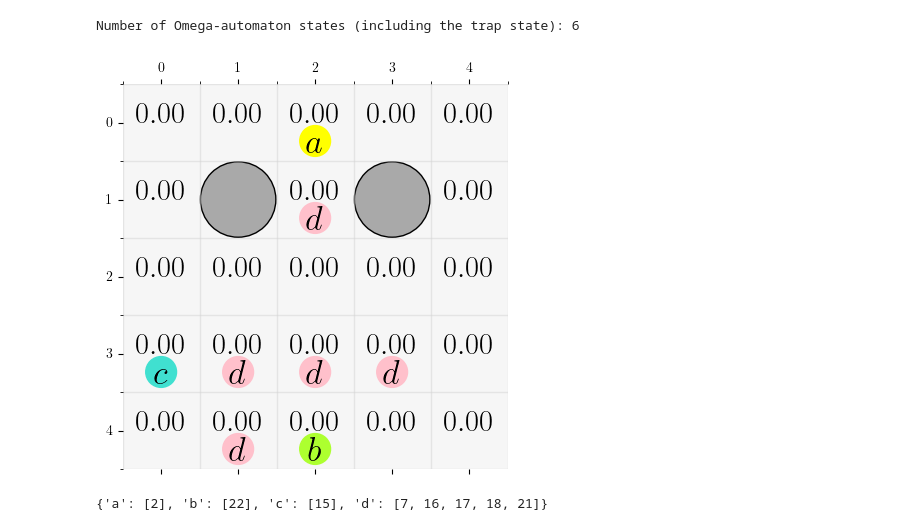
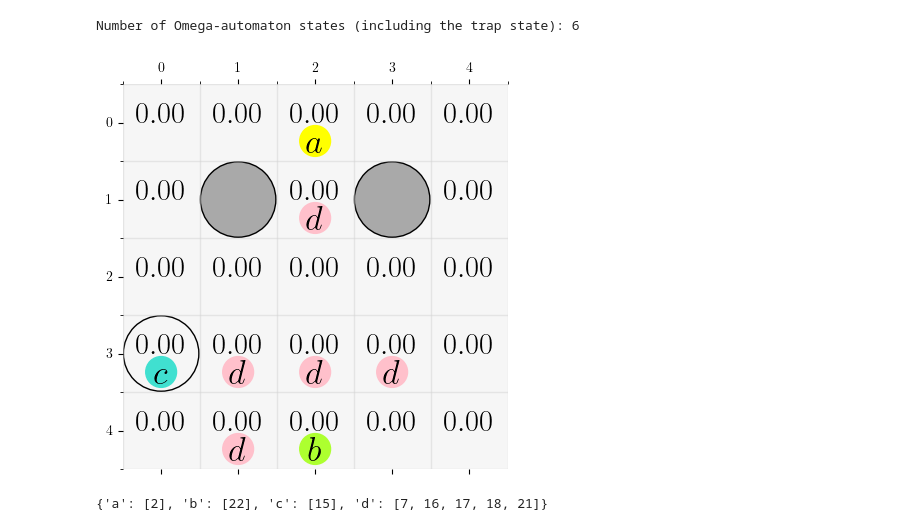
Before and after one commit to CL2-UWaterloo/RL-LTL, a Jupyter notebook: ComputeCanada_scrips/sequential_delivery.ipynb, the cells around one changed output. Saved outputs shown, nothing was run; the diff lists cells and outputs as text; code cells hidden in the pictures.

```diff
--- a/ComputeCanada_scrips/sequential_delivery.ipynb
+++ b/ComputeCanada_scrips/sequential_delivery.ipynb
@@ -11,17 +12,6 @@ import os
 from matplotlib import pyplot as plt
 import time
 # %%
-### from the Nursary case ###
-# LTL Specification
-# ltl = ('G ('
-#     '(!d) & '
-#     '((b & (!(X b)))->(X ((!b) U (a|c)))) & '
-#     '(((!b) & (X b) & (!(X X b)))->((!a) U c)) & '
-#     '(a->(X ((!a) U b))) & '
-#     '(c->((!a) U b)) & '
-#     '((b & (X b))->(F a))'
-# ')')
-
 ltl = ("(G !d) & ((!c) U b) & ((!b) U a) & (F G c)")
 
 # Translate the LTL formula to an LDBA
@@ -35,41 +25,42 @@ structure = np.array([
 ['E',  'E',  'E',  'E',  'E'],
 ['E',  'B',  'E',  'B',  'E'],
 ['E',  'E',  'E',  'E',  'E'],
-['E',  'E',  'E',  'E',  'E'],
+['T',  'E',  'E',  'E',  'E'],
 ['E',  'E',  'E',  'E',  'E']
 ])
 
 # Labels of the states
 label = np.array([
 [(),    (),    ('a',),    (),    ()],
 [(),    (),    ('d',),(),    ()],
 [(),    (),    (),    (),    ()],
 [('c',),('d',),    ('d',),('d',),()],
 [(),    ('d',),    ('b',),(),    ()]
 ],dtype=object)
 # Colors of the labels
 lcmap={
     ('a',):'yellow',
     ('b',):'greenyellow',
     ('c',):'turquoise',
     ('d',):'pink'
 }
 
-p= 0.8
+p = 1
 grid_mdp = GridMDP(shape=shape,structure=structure,label=label,lcmap=lcmap, p=p, figsize=5)  # Use figsize=4 for smaller figures
 grid_mdp.plot(save="env.pdf")
 
 # Construct the product MDP
 csrl = ControlSynthesis(grid_mdp,oa)
 max_rew = round(csrl.reward.max(), 3)
 
 s_vectors = state_vectors(csrl)
 enc = list(np.unique(grid_mdp.label))
 enc.pop(enc.index(()))
-ch_states = channeled_states(csrl, enc)
+ch_states = channeled(csrl, enc)
+total_number_of_states = csrl.mdp.shape[0]*csrl.mdp.shape[1]*csrl.oa.shape[1]
 # %% [output]
 Number of Omega-automaton states (including the trap state): 6
-[figure, old version]
+[figure, new version]
 # %%
 t = "[] ~d /\ (~c % b) /\ (~b % a) /\ (<> [] c)"
 
```
Also changed, not shown: parts of 9 cells of this notebook, 14 other files.
